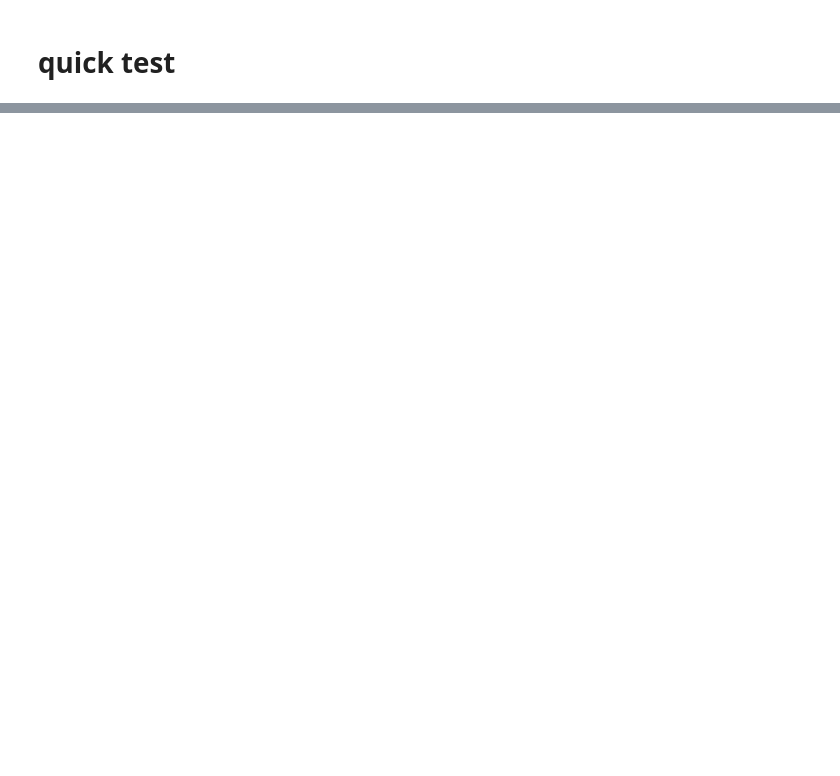
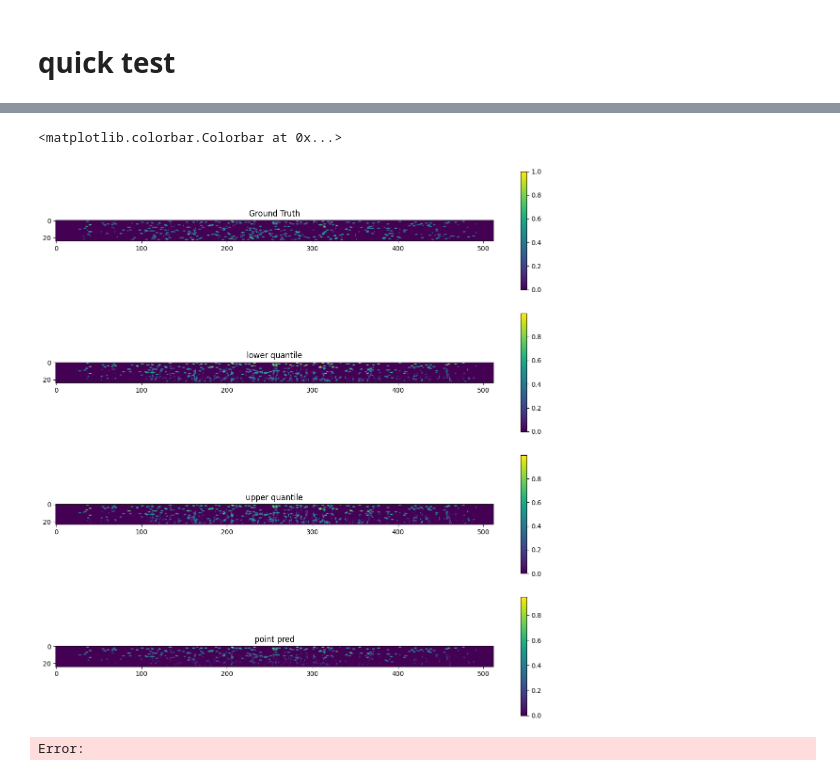
Before and after one commit to bu-cisl/sbrnet, a Jupyter notebook: examples/scratch.ipynb, the cells around one changed output, grey strips where cells are left out. Drawn from its saved outputs; the diff is of its cells as text; code cells hidden in the pictures; blank space fills up the shorter version.

```diff
--- a/examples/scratch.ipynb
+++ b/examples/scratch.ipynb
@@ -77,0 +367,23 @@ out = m(stack,rfv)
+# %%
+fig, axs = plt.subplots(4,1, figsize=(15, 15))
+axs = axs.ravel()
+q = 1
+im0 = axs[0].imshow(np.max(gt, axis=q))
+axs[0].set_title("Ground Truth")
+fig.colorbar(im0, ax=axs[0])
+
+im1 = axs[1].imshow(np.max(qlo, axis=q))
+axs[1].set_title("lower quantile")
+fig.colorbar(im1, ax=axs[1])
+
+im2 = axs[2].imshow(np.max(qhi, axis=q))
+axs[2].set_title("upper quantile")
+fig.colorbar(im2, ax=axs[2])
+
+im3 = axs[3].imshow(np.max(f, axis=q))
+axs[3].set_title("point pred")
+fig.colorbar(im3, ax=axs[3])
+# %% [output]
+<matplotlib.colorbar.Colorbar at 0x...>
+[figure, added]
+Error:
```
Also changed, not shown: parts of 24 cells of this notebook, 12 other files.
